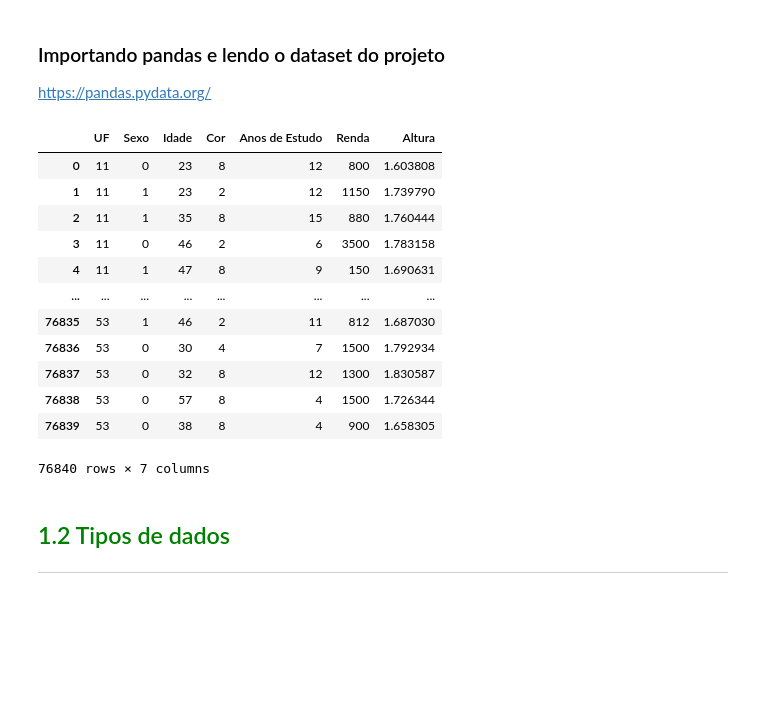
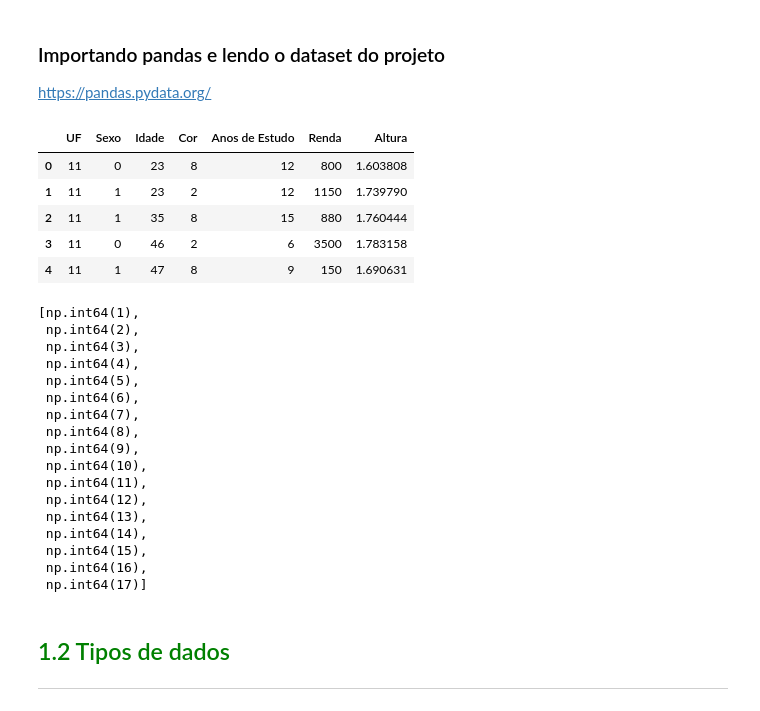
Before and after one commit to WevertoonDev/Estudos, a Jupyter notebook: Curso_de_Estatística_Parte_1.ipynb, the cells around one changed output. Cells and saved outputs as stored; diff of their text form; code cells hidden in the pictures; blank space fills up the shorter version.

Commit message:
Estatistica com Python: tipos de dados

```diff
--- a/Curso_de_Estatística_Parte_1.ipynb
+++ b/Curso_de_Estatística_Parte_1.ipynb
@@ -126,21 +126,34 @@ https://pandas.pydata.org/
 # %%
 import pandas as pd
 dados = pd.read_csv('sample_data/dados.csv')
-dados
+dados.head()
 # %% [output]
 |  | UF | Sexo | Idade | Cor | Anos de Estudo | Renda | Altura |
 | 0 | 11 | 0 | 23 | 8 | 12 | 800 | 1.603808 |
 | 1 | 11 | 1 | 23 | 2 | 12 | 1150 | 1.739790 |
 | 2 | 11 | 1 | 35 | 8 | 15 | 880 | 1.760444 |
 | 3 | 11 | 0 | 46 | 2 | 6 | 3500 | 1.783158 |
 | 4 | 11 | 1 | 47 | 8 | 9 | 150 | 1.690631 |
-| ... | ... | ... | ... | ... | ... | ... | ... |
-| 76835 | 53 | 1 | 46 | 2 | 11 | 812 | 1.687030 |
-| 76836 | 53 | 0 | 30 | 4 | 7 | 1500 | 1.792934 |
-| 76837 | 53 | 0 | 32 | 8 | 12 | 1300 | 1.830587 |
-| 76838 | 53 | 0 | 57 | 8 | 4 | 1500 | 1.726344 |
-| 76839 | 53 | 0 | 38 | 8 | 4 | 900 | 1.658305 |
-76840 rows × 7 columns
+# %%
+sorted(dados['Anos de Estudo'].unique())
+# %% [output]
+[np.int64(1),
+ np.int64(2),
+ np.int64(3),
+ np.int64(4),
+ np.int64(5),
+ np.int64(6),
+ np.int64(7),
+ np.int64(8),
+ np.int64(9),
+ np.int64(10),
+ np.int64(11),
+ np.int64(12),
+ np.int64(13),
+ np.int64(14),
+ np.int64(15),
+ np.int64(16),
+ np.int64(17)]
 # %% [markdown]
 ## <font color=green>1.2 Tipos de dados</font>
 ***
```
Also changed, not shown: parts of 8 cells of this notebook.
